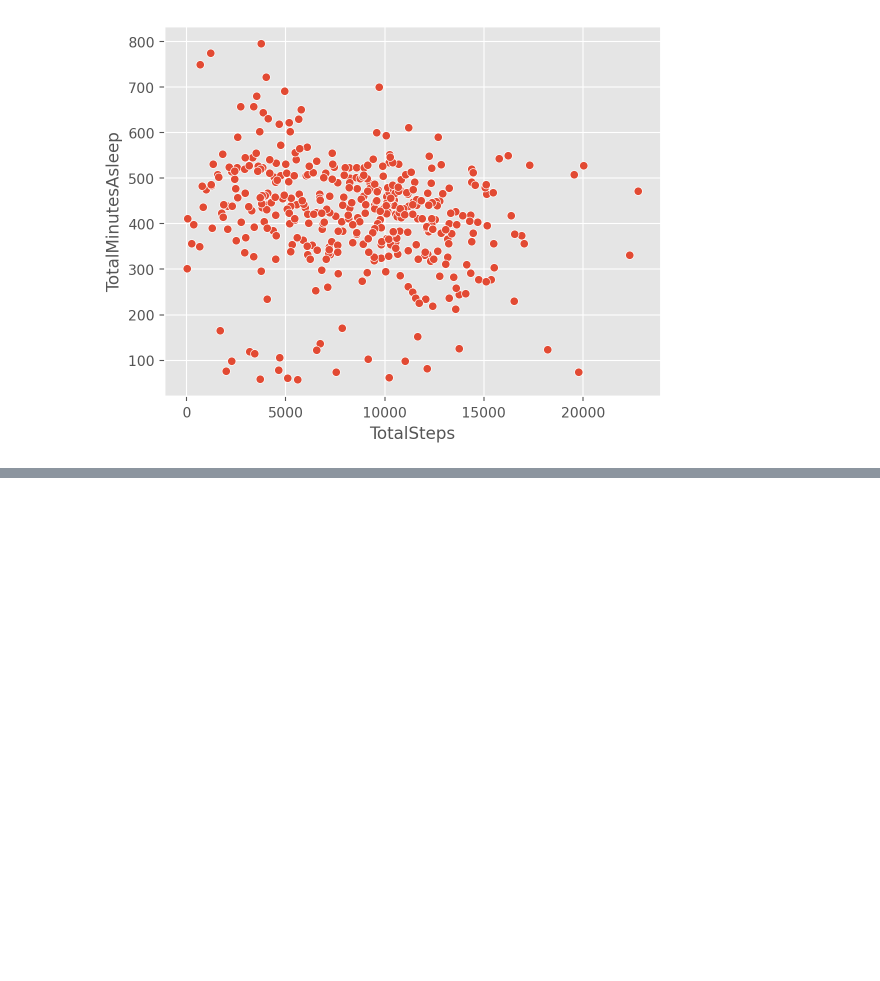
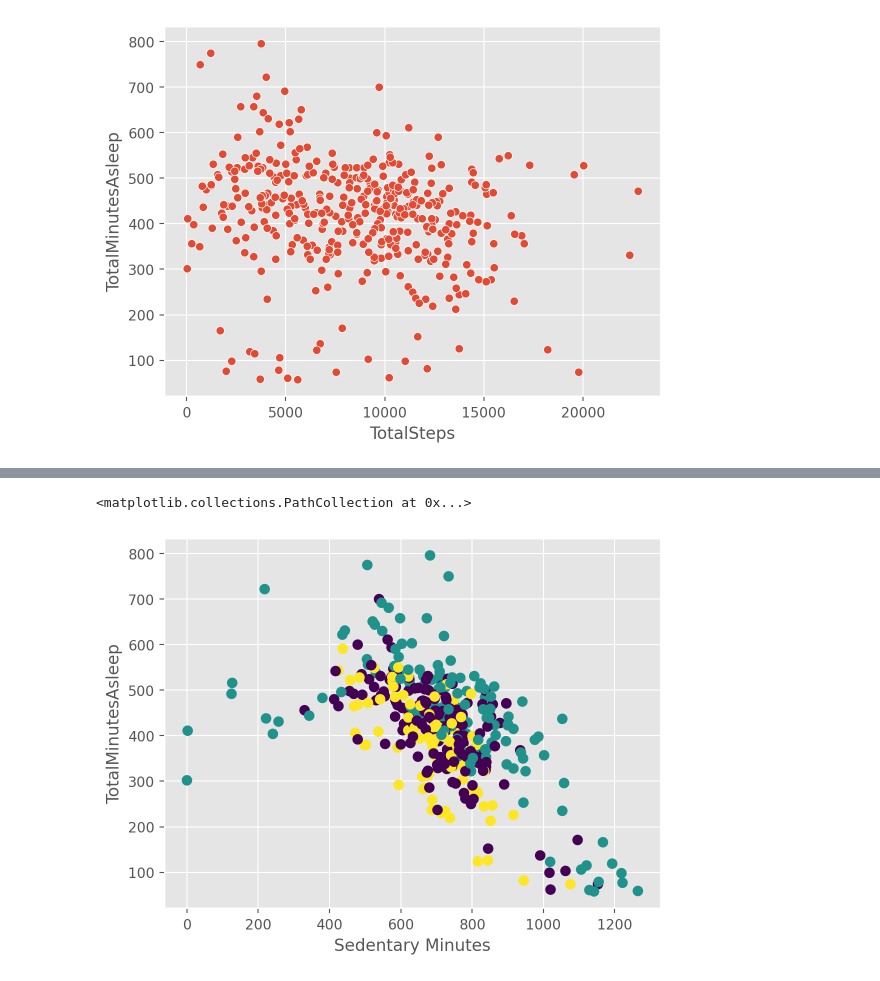
Before and after one commit to gordmo/DataScience-303, a Jupyter notebook: final_project/final_project.ipynb, the cells around one changed output, grey strips where cells are left out. Cells and saved outputs as stored; diff of their text form; code cells hidden in the pictures; blank space fills up the shorter version.

```diff
--- a/final_project/final_project.ipynb
+++ b/final_project/final_project.ipynb
@@ -110,0 +113,15 @@ plt.show()
+# %%
+# use kmeans clustering to see if there are any natural clusters in the data
+from sklearn.cluster import KMeans
+kmeans = KMeans(n_clusters=3)
+kmeans.fit(final_df)
+# float() argument must be a string or a real number, not 'Timestamp'
+
+y_kmeans = kmeans.predict(final_df)
+
+plt.xlabel('Sedentary Minutes')
+plt.ylabel('TotalMinutesAsleep')
+plt.scatter(final_df['SedentaryMinutes'], final_df['TotalMinutesAsleep'], c=y_kmeans, s=50, cmap='viridis')
+# %% [output]
+<matplotlib.collections.PathCollection at 0x...>
+[figure, added]
```
Also changed, not shown: parts of 4 cells of this notebook, 2 other files.
